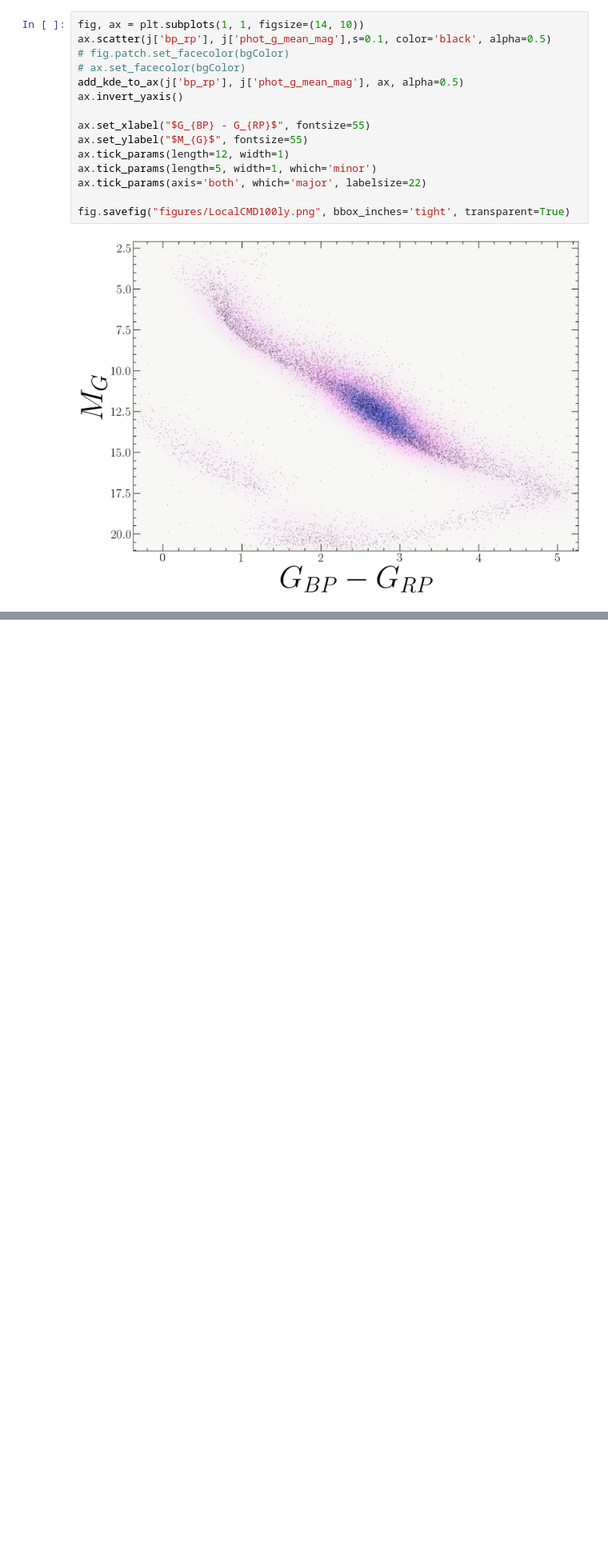
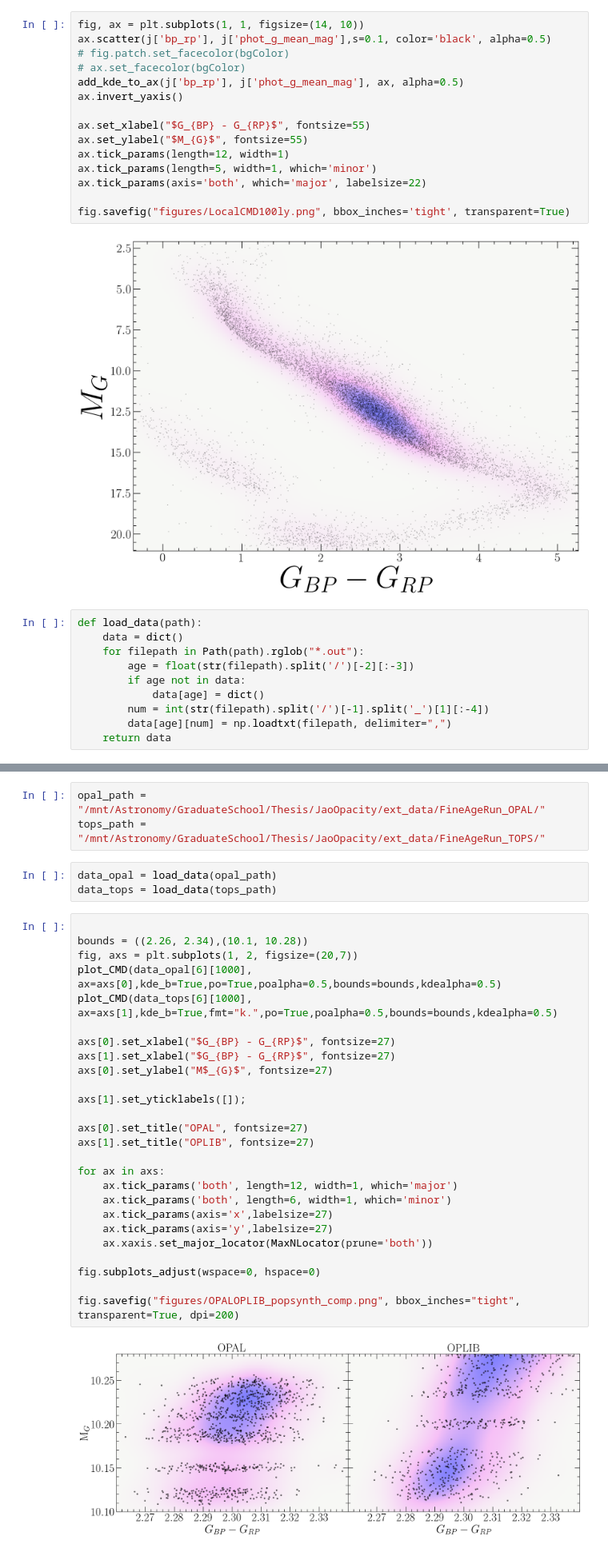
Before and after one commit to tboudreaux/thesis, a Jupyter notebook: proposal/presentation/notebooks/ProposalPresentationFigureMaker.ipynb, the cells around one changed output, grey strips where cells are left out. Shown at 80% size. Cells and saved outputs as stored; diff of their text form; blank space fills up the shorter version.

```diff
--- a/proposal/presentation/notebooks/ProposalPresentationFigureMaker.ipynb
+++ b/proposal/presentation/notebooks/ProposalPresentationFigureMaker.ipynb
@@ -125,3 +142,13 @@ ax.tick_params(axis='both', which='major', labelsize=22)
 fig.savefig("figures/LocalCMD100ly.png", bbox_inches='tight', transparent=True)
 # %% [output]
 [figure]
+# %%
+def load_data(path):
+    data = dict()
+    for filepath in Path(path).rglob("*.out"):
+        age = float(str(filepath).split('/')[-2][:-3])
+        if age not in data:
+            data[age] = dict()
+        num = int(str(filepath).split('/')[-1].split('_')[1][:-4])
+        data[age][num] = np.loadtxt(filepath, delimiter=",")
+    return data
@@ -127,0 +212,34 @@ fig.savefig("figures/LocalCMD100ly.png", bbox_inches='tight', transparent=True)
+# %%
+opal_path = "/mnt/Astronomy/GraduateSchool/Thesis/JaoOpacity/ext_data/FineAgeRun_OPAL/"
+tops_path = "/mnt/Astronomy/GraduateSchool/Thesis/JaoOpacity/ext_data/FineAgeRun_TOPS/"
+# %%
+data_opal = load_data(opal_path)
+data_tops = load_data(tops_path)
+# %%
+
+bounds = ((2.26, 2.34),(10.1, 10.28))
+fig, axs = plt.subplots(1, 2, figsize=(20,7))
+plot_CMD(data_opal[6][1000], ax=axs[0],kde_b=True,po=True,poalpha=0.5,bounds=bounds,kdealpha=0.5)
+plot_CMD(data_tops[6][1000], ax=axs[1],kde_b=True,fmt="k.",po=True,poalpha=0.5,bounds=bounds,kdealpha=0.5)
+
+axs[0].set_xlabel("$G_{BP} - G_{RP}$", fontsize=27)
+axs[1].set_xlabel("$G_{BP} - G_{RP}$", fontsize=27)
+axs[0].set_ylabel("M$_{G}$", fontsize=27)
+
+axs[1].set_yticklabels([]);
+
+axs[0].set_title("OPAL", fontsize=27)
+axs[1].set_title("OPLIB", fontsize=27)
+
+for ax in axs:
+    ax.tick_params('both', length=12, width=1, which='major')
+    ax.tick_params('both', length=6, width=1, which='minor')
+    ax.tick_params(axis='x',labelsize=27)
+    ax.tick_params(axis='y',labelsize=27)
+    ax.xaxis.set_major_locator(MaxNLocator(prune='both'))
+
+fig.subplots_adjust(wspace=0, hspace=0)
+
+fig.savefig("figures/OPALOPLIB_popsynth_comp.png", bbox_inches="tight", transparent=True, dpi=200)
+# %% [output]
+[figure, added]
```
Also changed, not shown: parts of 14 cells of this notebook, 31 other files.
